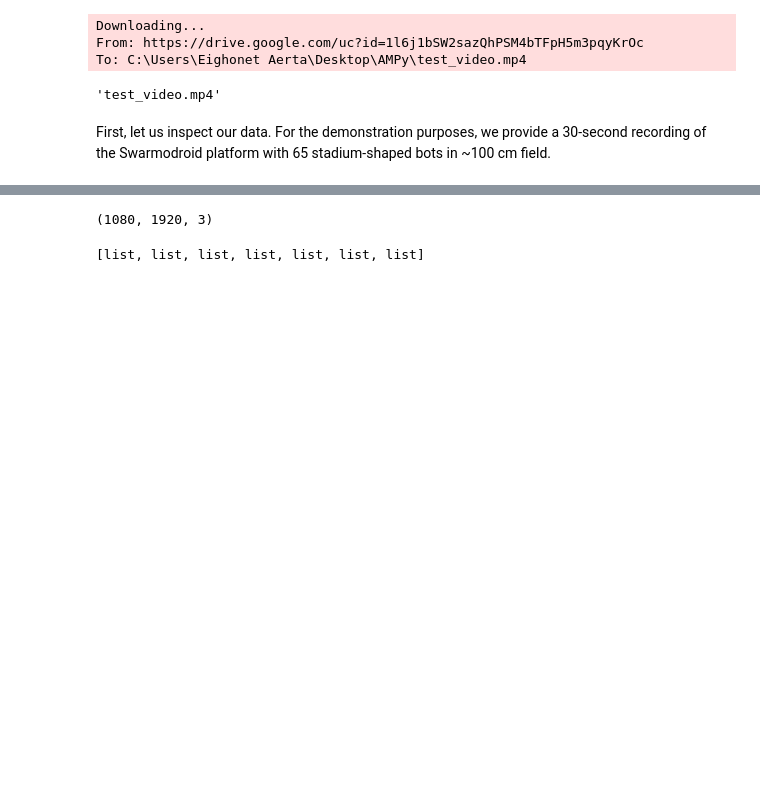
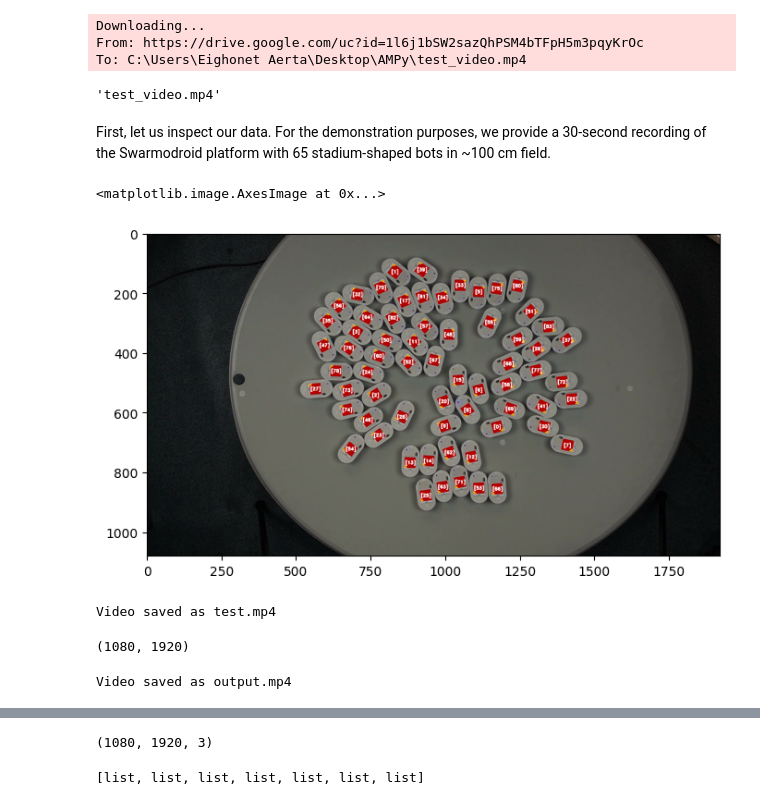
Before and after one commit to swarmtronics/AMPy, a Jupyter notebook: ampy_video.ipynb, the cells around one changed output, grey strips where cells are left out. Drawn from its saved outputs; the diff is of its cells as text; code cells hidden in the pictures; blank space fills up the shorter version.

```diff
--- a/ampy_video.ipynb
+++ b/ampy_video.ipynb
@@ -68,3 +69,5 @@ import cv2
 from tqdm import tqdm
 
 video = get_video(filename, 120, 1800, 5)
+# %%
+frames = video
@@ -70,0 +203,8 @@ video = get_video(filename, 120, 1800, 5)
+# %%
+import matplotlib.pyplot as plt
+
+fig = plt.figure(figsize=(8, 8))
+plt.imshow(frames[40])
+# %% [output]
+<matplotlib.image.AxesImage at 0x...>
+[figure, added]
@@ -70,0 +222,27 @@ video = get_video(filename, 120, 1800, 5)
+# %%
+save_video('test.mp4', frames, 20)
+# %% [output]
+Video saved as test.mp4
+# %%
+frame_height, frame_width
+# %% [output]
+(1080, 1920)
+# %%
+output_video_file = "output.mp4"
+frame_rate = 50  # Adjust the frame rate as needed
+frame_height, frame_width = frames[0].shape[0], frames[0].shape[1]
+
+# Initialize the video writer
+fourcc = cv2.VideoWriter_fourcc(*"XVID")  # You can change the codec as needed
+out = cv2.VideoWriter(output_video_file, fourcc, frame_rate, (frame_width, frame_height))
+
+# Loop through the images and write them to the video
+for frame in frames:
+    out.write(frame)
+
+# Release the video writer
+out.release()
+
+print(f"Video saved as {output_video_file}")
+# %% [output]
+Video saved as output.mp4
```
Also changed, not shown: parts of 10 cells of this notebook, 3 other files.
